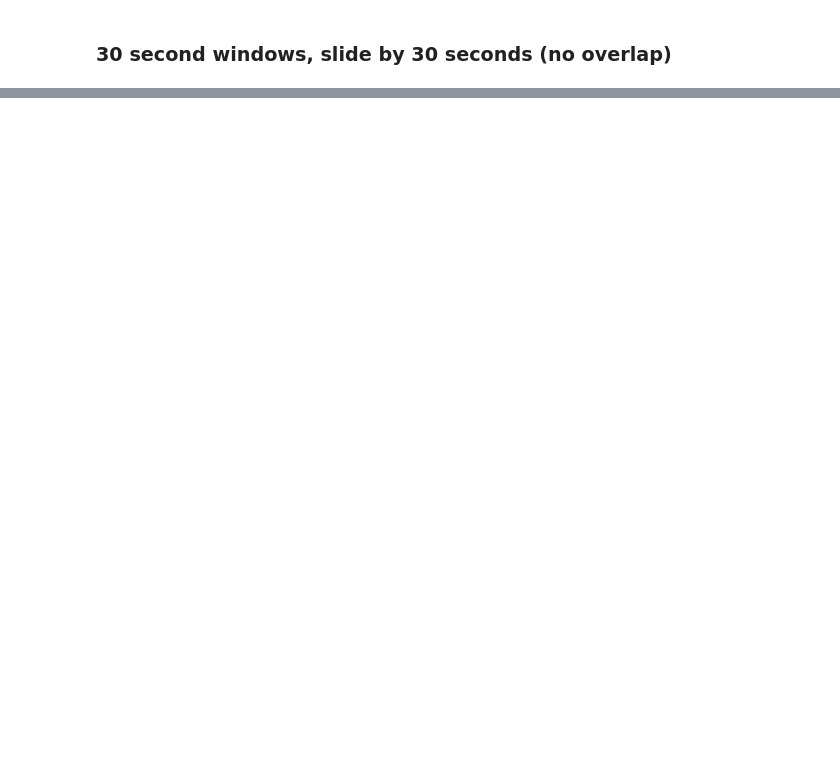
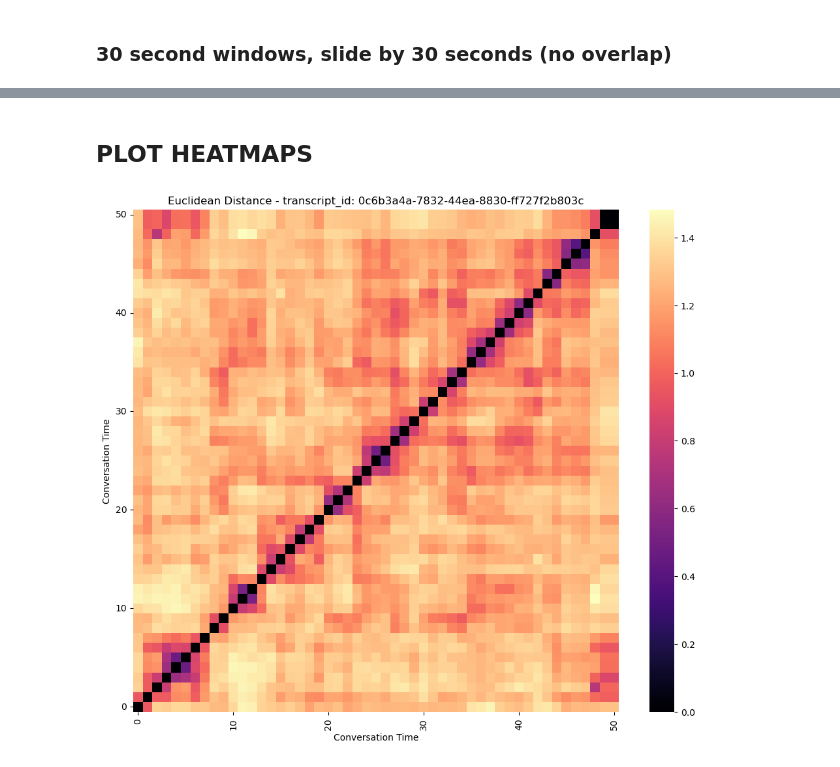
Before and after one commit to SocialInteractionLab/Candor, a Jupyter notebook: analysis-full/scripts/0-get-tiled-utterance-embeddings.ipynb, the cells around one changed output, grey strips where cells are left out. Saved outputs shown, nothing was run; the diff lists cells and outputs as text; code cells hidden in the pictures; blank space fills up the shorter version.

```diff
--- a/analysis-full/scripts/0-get-tiled-utterance-embeddings.ipynb
+++ b/analysis-full/scripts/0-get-tiled-utterance-embeddings.ipynb
@@ -219,0 +329,4 @@ df_split.head()
+# %%
+# replace missing values in utterances with empty strings
+df_split = df_split.fillna('')
+df_split.head()
@@ -244,7 +380,7 @@ def tiled_cosine_similarity(
         mode='turn',              # "turn" or "time"
         window_size=5,            # turns or seconds depending on mode
         gap_size=0,               # turns or seconds depending on mode
-        slide_size=None,          # how much to slide in time mode
+        slide_size=None,          # how much to slide in turns or seconds
         time_col_start="start",
         time_col_end="stop"):
 
@@ -290,17 +426,23 @@ def tiled_cosine_similarity(
         # ====================================================================== #
         if mode == "turn": # if working in turn mode...
 
+            # get the max turn of this transcript
+            max_turn = group["turn_id"].max()
+
+            t = 0
             utterances = group["utterance"].tolist()
             for i in range(len(utterances) - window_size - gap_size):
                 # note the start and end turns of each utterance
-                A_start, A_end = i, i + window_size
+                A_start, A_end = t, t + window_size
                 B_start = A_end + gap_size
                 B_end   = B_start + window_size
+
                 # concatenate windows of utterances
                 window_A = " ".join(utterances[A_start:A_end])
                 window_B = " ".join(utterances[B_start:B_end])
 
                 if len(window_A) == 0 or len(window_B) == 0:
+                    t += slide_size
                     continue
 
                 # save out raw turns
@@ -344,6 +486,8 @@ def tiled_cosine_similarity(
                     'cosine_similarity': similarity,
                     'euclidean_distance': distance
                 })
+
+                t += slide_size
 
         # ====================================================================== #
         #                               TIME MODE                                #
@@ -493,0 +718,29 @@ tile_30_sec.head()
+# %% [markdown]
+## PLOT HEATMAPS
+# %%
+# example transcript
+transcript_id = '0c6b3a4a-7832-44ea-8830-ff727f2b803c'
+subset = tile_30_sec[tile_30_sec['transcript_id'] == transcript_id].reset_index(drop=True)
+
+embedding_matrix = np.vstack(subset['A_embeddings'].values)
+distance_matrix = cdist(embedding_matrix, embedding_matrix, metric='euclidean')
+
+raw_times = subset['A_start_time']
+
+plt.figure(figsize=(12, 10))
+ax = sns.heatmap(distance_matrix, annot=False, cmap='magma')
+
+# Choose tick interval (e.g., show one every 10)
+interval = 10
+tick_positions = np.arange(0, len(raw_times), interval)
+
+ax.set_xticks(tick_positions + 0.5)
+ax.set_yticks(tick_positions + 0.5)
+
+plt.title(f'Euclidean Distance - transcript_id: {transcript_id}')
+plt.gca().invert_yaxis()
+plt.xlabel('Conversation Time')
+plt.ylabel('Conversation Time')
+plt.show()
+# %% [output]
+[figure, added]
```
Also changed, not shown: parts of 18 cells of this notebook, 3 other files.
